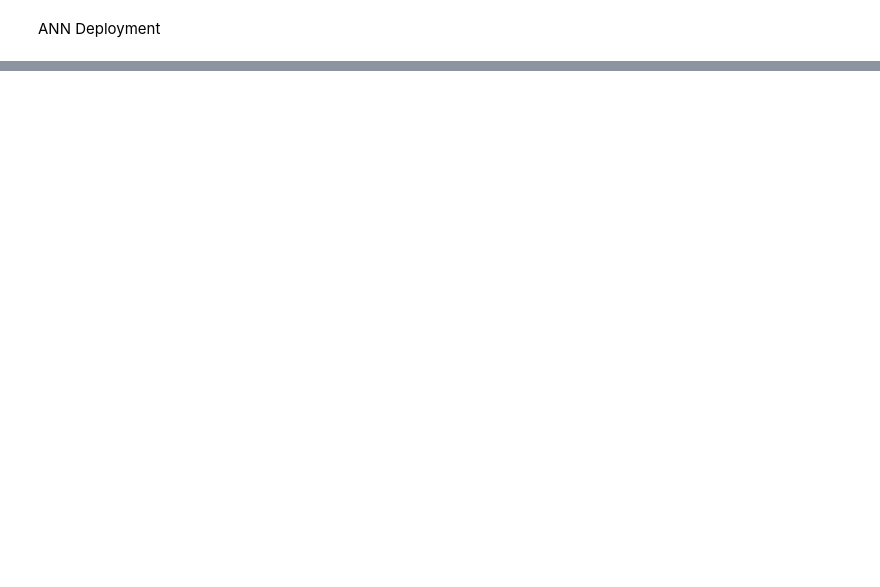
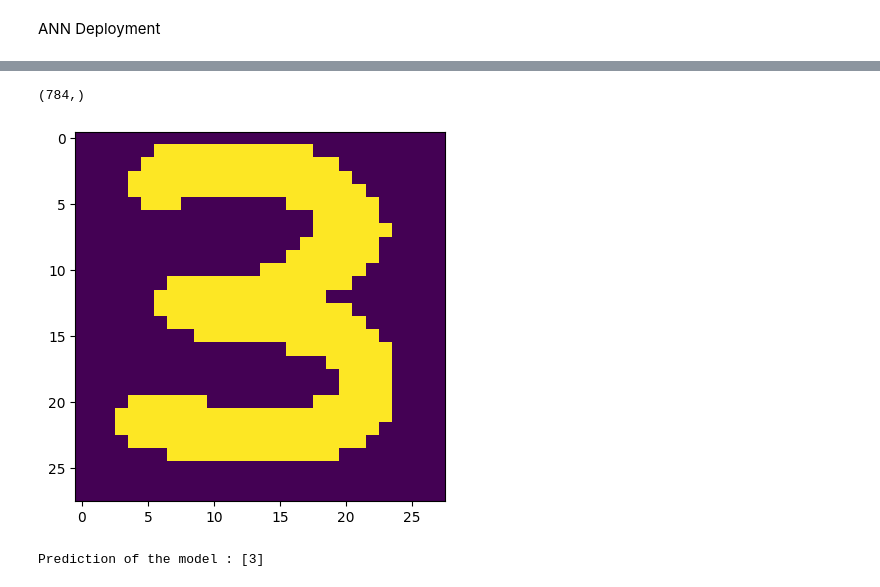
Before and after one commit to shashwatsrii/Machine_Learning, a Jupyter notebook: Neural Networks/Hand Written Text Recognition/HDR_ANN.ipynb, the cells around one changed output, grey strips where cells are left out. Saved outputs shown, nothing was run; the diff lists cells and outputs as text; code cells hidden in the pictures; blank space fills up the shorter version.

```diff
--- a/Neural Networks/Hand Written Text Recognition/HDR_ANN.ipynb
+++ b/Neural Networks/Hand Written Text Recognition/HDR_ANN.ipynb
@@ -127,0 +152,33 @@ pred = predict(Theta1, Theta2,train_x_out )
+# %%
+#Image Preprocessing second
+img2 = img2.convert("1")
+
+img_array2 = np.array(img2)
+
+image_resized2 = img2.resize((28,28))
+
+image_resized_arr2 = np.array(image_resized2)
+
+image_scaled2 = image_resized_arr2/255
+
+image_in2 = image_resized_arr2
+
+plt.imshow(image_in2)
+
+train_x_out2 = image_in2.flatten()
+print(train_x_out2.shape)
+
+# #normalize the data
+x_train_out2 = train_x_out2.transpose()
+plt.imshow(image_scaled2)
+plt.show()
+
+a2 = np.array([x_train_out2])
+a2.shape
+
+pred2 = predict(Theta1, Theta2,a2 )
+print("Prediction of the model :" , pred2)
+# %% [output]
+(784,)
+[figure, added]
+Prediction of the model : [3]
```
Also changed, not shown: parts of 10 cells of this notebook, 9 other files.
